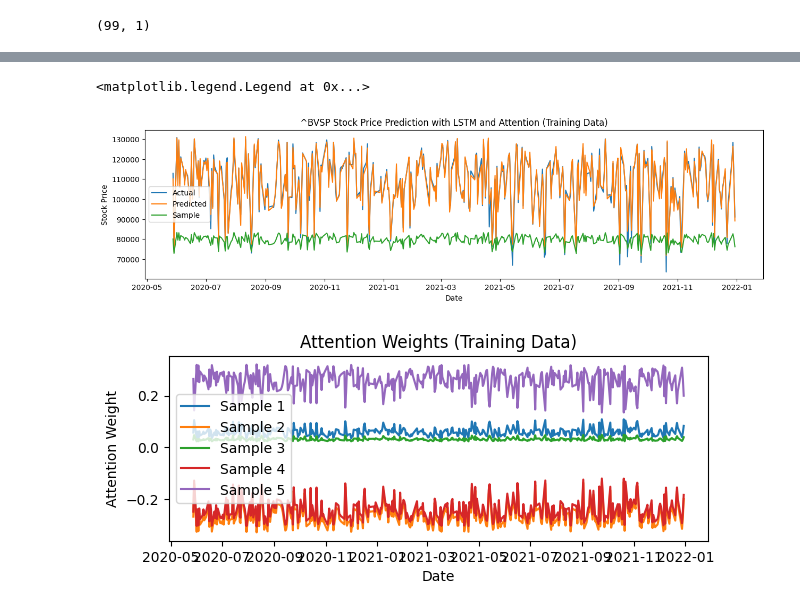
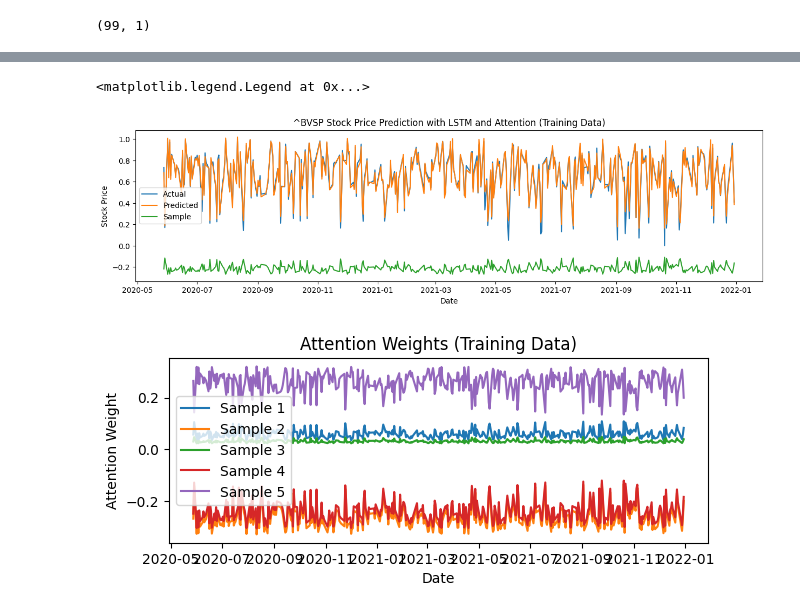
Before and after one commit to marreapato/Forecasting_Paper_XAI, a Jupyter notebook: antehoc/AttentionWeightsTrying.ipynb, the cells around one changed output, grey strips where cells are left out. Drawn from its saved outputs; the diff is of its cells as text; code cells hidden in the pictures.

```diff
--- a/antehoc/AttentionWeightsTrying.ipynb
+++ b/antehoc/AttentionWeightsTrying.ipynb
@@ -131,19 +131,19 @@ plt.show()
 # %%
 # Plot the attention weights for the training data
 plt.figure(figsize=(15, 8))
 
 # Plotting actual vs predicted stock prices
 plt.subplot(2, 1, 1)
-plt.plot(df.index[-len(y_train):], scaler.inverse_transform(y_train), label='Actual')
-plt.plot(df.index[-len(train_predictions):], scaler.inverse_transform(train_predictions.reshape(-1,1)), label='Predicted')
-plt.plot( df.index[-len(train_attention_weights):], scaler.inverse_transform(train_attention_weights[:,:,49]), label='Sample')
+plt.plot(df.index[-len(y_train):], y_train, label='Actual')
+plt.plot(df.index[-len(train_predictions):], train_predictions.reshape(-1,1), label='Predicted')
+plt.plot( df.index[-len(train_attention_weights):], train_attention_weights[:,:,49], label='Sample')
 plt.title(f'{symbol} Stock Price Prediction with LSTM and Attention (Training Data)')
 plt.xlabel('Date')
 plt.ylabel('Stock Price')
 plt.legend()
 # %% [output]
 <matplotlib.legend.Legend at 0x...>
-[figure, old version]
+[figure, new version]
 # %%
 
 # Plotting attention weights for the training data
```
Also changed, not shown: parts of 4 cells of this notebook.
